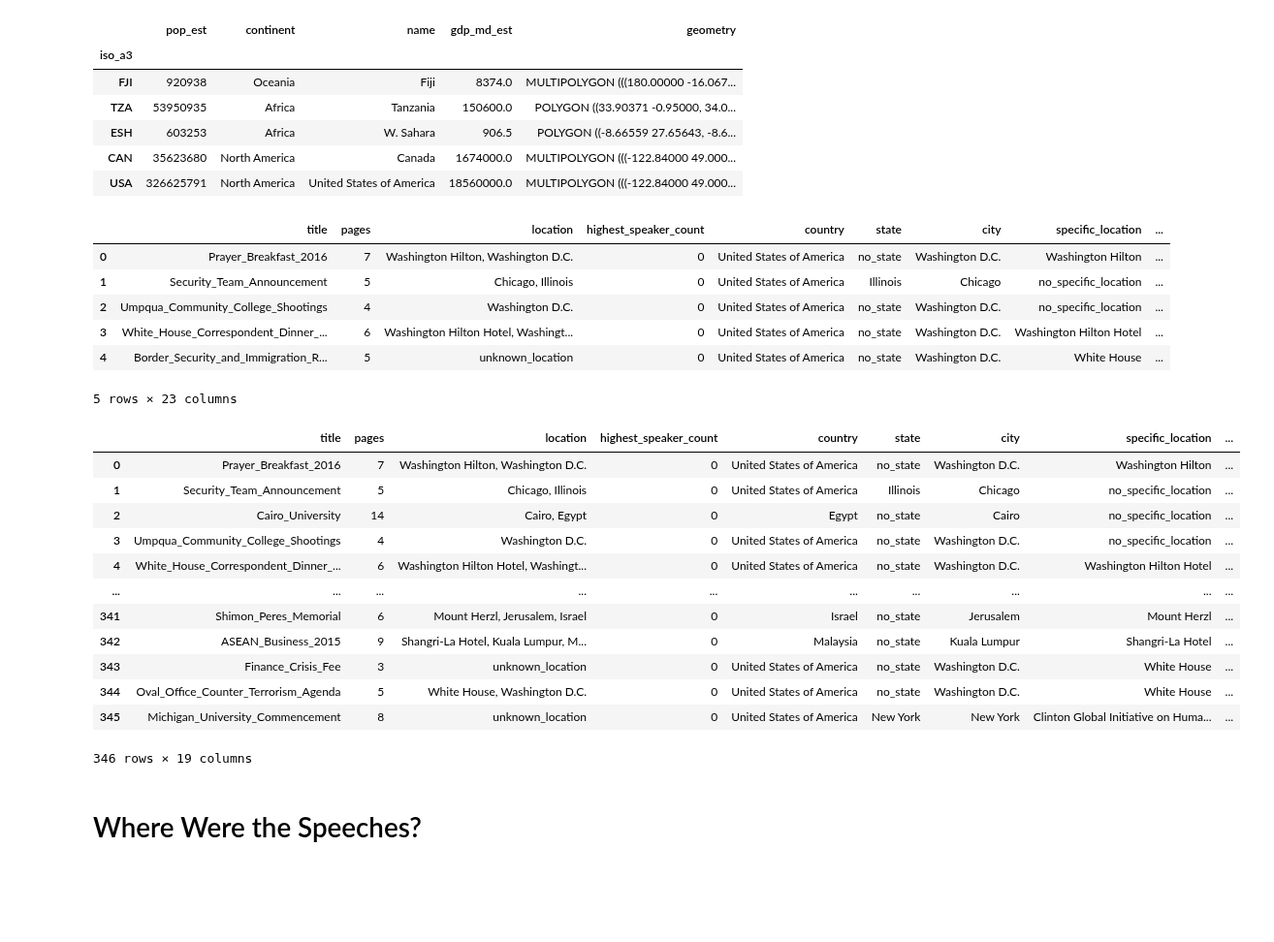
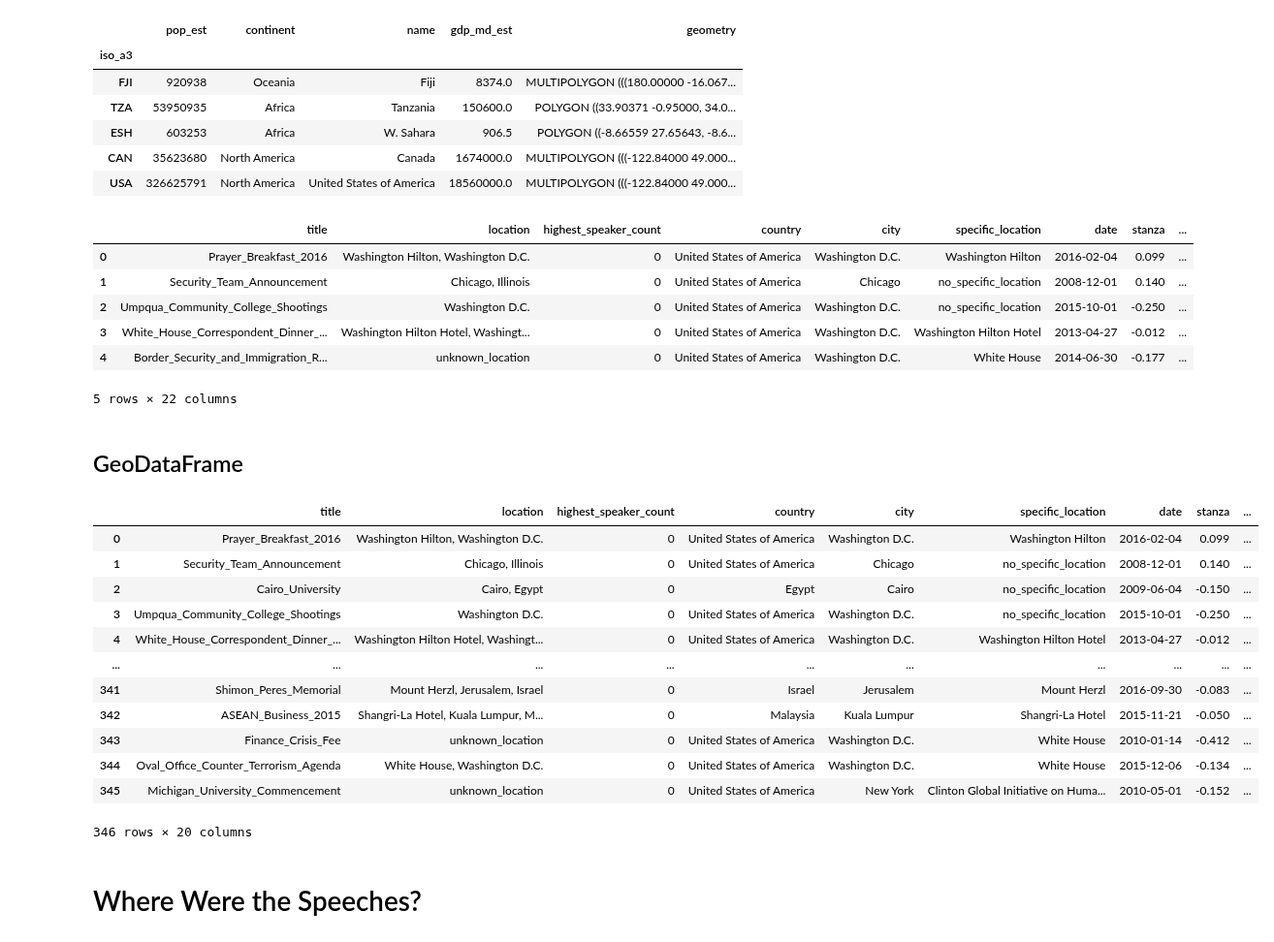
Before and after one commit to jfsalcedo10/mda-kuwait, a Jupyter notebook: sentiment_analysis/loc_v_sen.ipynb, the cells around one changed output. Shown at 97% size. Drawn from its saved outputs; the diff is of its cells as text; code cells hidden in the pictures; blank space fills up the shorter version.

```diff
--- a/sentiment_analysis/loc_v_sen.ipynb
+++ b/sentiment_analysis/loc_v_sen.ipynb
@@ -89,8 +108,8 @@ df_cb['geo_location'][0].raw.keys()
 # %% [output]
 dict_keys(['place_id', 'licence', 'osm_type', 'osm_id', 'boundingbox', 'lat', 'lon', 'display_name', 'class', 'type', 'importance', 'icon'])
 # %%
-df_cb['latitude'] = df_cb['geo_location'].apply(lambda loc: loc.raw['lat'] if loc else None)
-df_cb['longitude'] = df_cb['geo_location'].apply(lambda loc: loc.raw['lon'] if loc else None)
-df_cb.dtypes
+df['latitude'] = df['geo_location'].apply(lambda loc: loc.raw['lat'] if loc else None)
+df['longitude'] = df['geo_location'].apply(lambda loc: loc.raw['lon'] if loc else None)
+df.dtypes
 # %% [output]
 title                     object
@@ -112,9 +130,9 @@ latitude                  object
 longitude                 object
 dtype: object
 # %%
-df_cb['latitude'] = pd.to_numeric(df_cb['latitude'])
-df_cb['longitude'] = pd.to_numeric(df_cb['longitude'])
-df_cb["Coordinates"] = list(zip(df_cb.longitude, df_cb.latitude))
-df_cb.dtypes
+df['latitude'] = pd.to_numeric(df['latitude'])
+df['longitude'] = pd.to_numeric(df['longitude'])
+df["Coordinates"] = list(zip(df.longitude, df.latitude))
+df.dtypes
 # %% [output]
 title                     object
@@ -138,6 +155,6 @@ Coordinates               object
 dtype: object
 # %%
 from shapely.geometry import Point
-df_cb["geometry"] = df_cb["Coordinates"].apply(Point)
-df_cb.head()
+df["geometry"] = df["Coordinates"].apply(Point)
+df.head()
 # %% [output]
@@ -150,6 +167,5 @@ df_cb.head()
 # %%
-df_cb['country'] = df_cb['country'].replace(['USA'], 'United States of America')
-df_cb['country']
+df['country'] = df['country'].replace(['USA'], 'United States of America')
 # %% [output]
 0      United States of America
 1      United States of America
@@ -179,37 +197,46 @@ world.head()
 | USA | 326625791 | North America | United States of America | 18560000.0 | MULTIPOLYGON (((-122.84000 49.000... |
 # %%
 # To see Per Country
-df_w_wrld = df_cb.merge(world, left_on = 'country', right_on='name', how='inner')
+df_w_wrld = df.merge(world, left_on = 'country', right_on='name', how='inner')
 df_w_wrld = df_w_wrld.drop(columns = 'geometry_x')
 df_w_wrld.rename(columns = {'geometry_y' : 'geometry'}, inplace = True)
 
 gdf_cntry = gpd.GeoDataFrame(df_w_wrld, crs="EPSG:4326")
 gdf_cntry.head()
 # %% [output]
-|  | title | pages | location | highest_speaker_count | country | state | city | specific_location | ... |
-| 0 | Prayer_Breakfast_2016 | 7 | Washington Hilton, Washington D.C. | 0 | United States of America | no_state | Washington D.C. | Washington Hilton | ... |
-| 1 | Security_Team_Announcement | 5 | Chicago, Illinois | 0 | United States of America | Illinois | Chicago | no_specific_location | ... |
-| 2 | Umpqua_Community_College_Shootings | 4 | Washington D.C. | 0 | United States of America | no_state | Washington D.C. | no_specific_location | ... |
-| 3 | White_House_Correspondent_Dinner_... | 6 | Washington Hilton Hotel, Washingt... | 0 | United States of America | no_state | Washington D.C. | Washington Hilton Hotel | ... |
-| 4 | Border_Security_and_Immigration_R... | 5 | unknown_location | 0 | United States of America | no_state | Washington D.C. | White House | ... |
+|  | title | location | highest_speaker_count | country | city | specific_location | date | stanza | ... |
+| 0 | Prayer_Breakfast_2016 | Washington Hilton, Washington D.C. | 0 | United States of America | Washington D.C. | Washington Hilton | 2016-02-04 | 0.099 | ... |
+| 1 | Security_Team_Announcement | Chicago, Illinois | 0 | United States of America | Chicago | no_specific_location | 2008-12-01 | 0.140 | ... |
+| 2 | Umpqua_Community_College_Shootings | Washington D.C. | 0 | United States of America | Washington D.C. | no_specific_location | 2015-10-01 | -0.250 | ... |
+| 3 | White_House_Correspondent_Dinner_... | Washington Hilton Hotel, Washingt... | 0 | United States of America | Washington D.C. | Washington Hilton Hotel | 2013-04-27 | -0.012 | ... |
+| 4 | Border_Security_and_Immigration_R... | unknown_location | 0 | United States of America | Washington D.C. | White House | 2014-06-30 | -0.177 | ... |
-5 rows × 23 columns
+5 rows × 22 columns
+# %% [markdown]
+## GeoDataFrame
 # %%
-gdf = gpd.GeoDataFrame(df_cb, crs="EPSG:4326")
+df['weighted'] = df['vader']*df['subjectivity']+1
+df['main_topic_1_index'] = df['main_topic_1_index'].replace([0, 1, 2, 3, 4, 5, 6, 7, 8, 9, 10, 11, 12, 13, 14, 15, 16, 17, 18, 19, 20, 21, 22, 23, 24],
+                                                            ['Topic 1','Topic 2','Topic 3','Topic 4','Topic 5','Topic 6','Topic 7','Topic 8', 'Topic 9',
+                                                             'Topic 10', 'Topic 11', 'Topic 12', 'Topic 13', 'Topic 14', 'Topic 15','Topic 16', 'Topic 17',
+                                                             'Topic 18', 'Topic 19', 'Topic 20', 'Topic 21', 'Topic 22', 'Topic 23', 'Topic 24', 'Topic 25'])
+df.rename(columns = {'main_topic_1_index': 'Topic'}, inplace=True)
+
+gdf = gpd.GeoDataFrame(df, crs="EPSG:4326")
 gdf
 # %% [output]
-|  | title | pages | location | highest_speaker_count | country | state | city | specific_location | ... |
-| 0 | Prayer_Breakfast_2016 | 7 | Washington Hilton, Washington D.C. | 0 | United States of America | no_state | Washington D.C. | Washington Hilton | ... |
-| 1 | Security_Team_Announcement | 5 | Chicago, Illinois | 0 | United States of America | Illinois | Chicago | no_specific_location | ... |
-| 2 | Cairo_University | 14 | Cairo, Egypt | 0 | Egypt | no_state | Cairo | no_specific_location | ... |
-| 3 | Umpqua_Community_College_Shootings | 4 | Washington D.C. | 0 | United States of America | no_state | Washington D.C. | no_specific_location | ... |
-| 4 | White_House_Correspondent_Dinner_... | 6 | Washington Hilton Hotel, Washingt... | 0 | United States of America | no_state | Washington D.C. | Washington Hilton Hotel | ... |
+|  | title | location | highest_speaker_count | country | city | specific_location | date | stanza | ... |
+| 0 | Prayer_Breakfast_2016 | Washington Hilton, Washington D.C. | 0 | United States of America | Washington D.C. | Washington Hilton | 2016-02-04 | 0.099 | ... |
+| 1 | Security_Team_Announcement | Chicago, Illinois | 0 | United States of America | Chicago | no_specific_location | 2008-12-01 | 0.140 | ... |
+| 2 | Cairo_University | Cairo, Egypt | 0 | Egypt | Cairo | no_specific_location | 2009-06-04 | -0.150 | ... |
+| 3 | Umpqua_Community_College_Shootings | Washington D.C. | 0 | United States of America | Washington D.C. | no_specific_location | 2015-10-01 | -0.250 | ... |
+| 4 | White_House_Correspondent_Dinner_... | Washington Hilton Hotel, Washingt... | 0 | United States of America | Washington D.C. | Washington Hilton Hotel | 2013-04-27 | -0.012 | ... |
 | ... | ... | ... | ... | ... | ... | ... | ... | ... | ... |
-| 341 | Shimon_Peres_Memorial | 6 | Mount Herzl, Jerusalem, Israel | 0 | Israel | no_state | Jerusalem | Mount Herzl | ... |
-| 342 | ASEAN_Business_2015 | 9 | Shangri-La Hotel, Kuala Lumpur, M... | 0 | Malaysia | no_state | Kuala Lumpur | Shangri-La Hotel | ... |
-| 343 | Finance_Crisis_Fee | 3 | unknown_location | 0 | United States of America | no_state | Washington D.C. | White House | ... |
-| 344 | Oval_Office_Counter_Terrorism_Agenda | 5 | White House, Washington D.C. | 0 | United States of America | no_state | Washington D.C. | White House | ... |
-| 345 | Michigan_University_Commencement | 8 | unknown_location | 0 | United States of America | New York | New York | Clinton Global Initiative on Huma... | ... |
+| 341 | Shimon_Peres_Memorial | Mount Herzl, Jerusalem, Israel | 0 | Israel | Jerusalem | Mount Herzl | 2016-09-30 | -0.083 | ... |
+| 342 | ASEAN_Business_2015 | Shangri-La Hotel, Kuala Lumpur, M... | 0 | Malaysia | Kuala Lumpur | Shangri-La Hotel | 2015-11-21 | -0.050 | ... |
+| 343 | Finance_Crisis_Fee | unknown_location | 0 | United States of America | Washington D.C. | White House | 2010-01-14 | -0.412 | ... |
+| 344 | Oval_Office_Counter_Terrorism_Agenda | White House, Washington D.C. | 0 | United States of America | Washington D.C. | White House | 2015-12-06 | -0.134 | ... |
+| 345 | Michigan_University_Commencement | unknown_location | 0 | United States of America | New York | Clinton Global Initiative on Huma... | 2010-05-01 | -0.152 | ... |
-346 rows × 19 columns
+346 rows × 20 columns
 # %% [markdown]
 # Where Were the Speeches?
 # %% [markdown]
```
Also changed, not shown: parts of 21 cells of this notebook, 4 other files.
